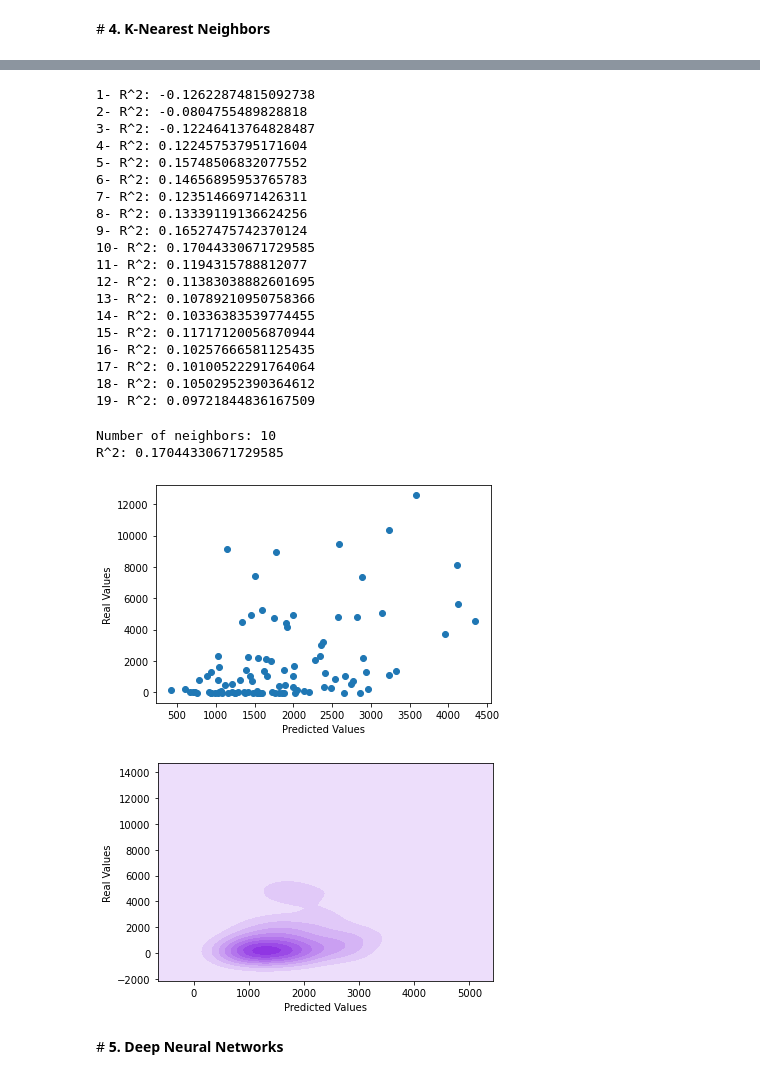
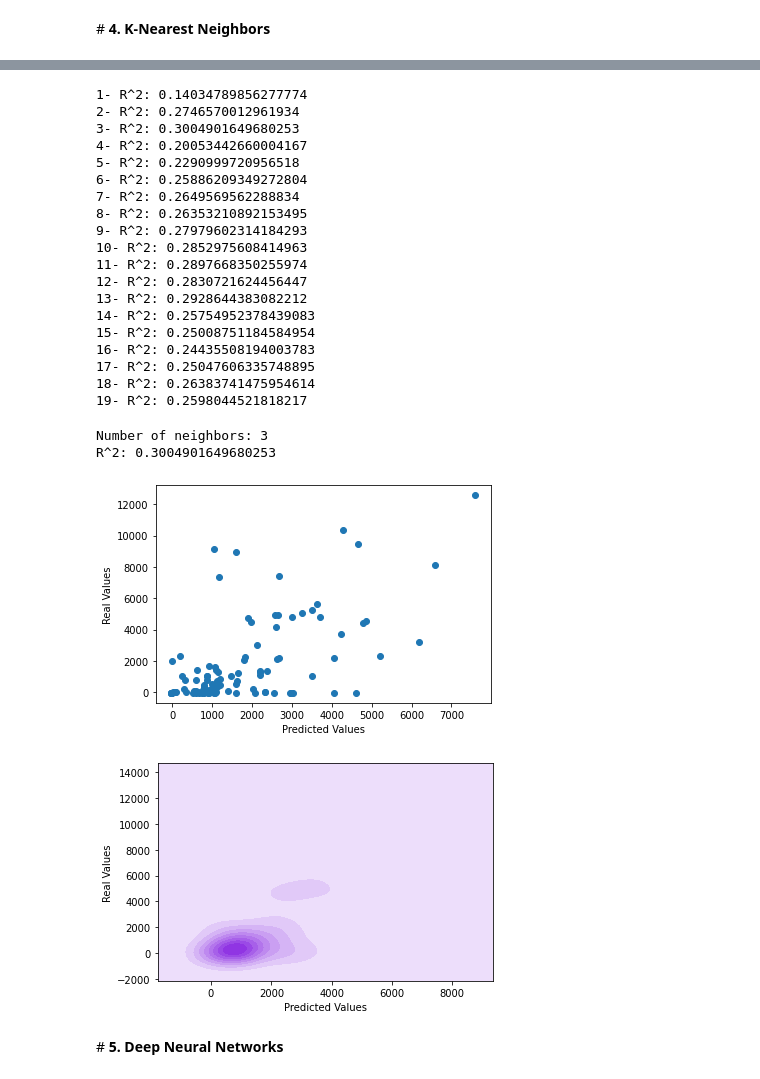
Before and after one commit to halilyaman/atlas-machine-learning, a Jupyter notebook: CE475_project.ipynb, the cells around one changed output, grey strips where cells are left out. Drawn from its saved outputs; the diff is of its cells as text; code cells hidden in the pictures.

```diff
--- a/CE475_project.ipynb
+++ b/CE475_project.ipynb
@@ -132,5 +184,19 @@ For measuring the accuracy of the model, k-fold cross validation is used.
 # %%
 def multi_lin_reg(X, y, n_splits=10):
+
+  """
+  This function is used for fitting the data to a multiple linear regression
+  model. After fitting, the user can get the R^2 and predicted values.
+
+  Parameters:
+  X: input data
+  y: output data
+  n_splits: number of folds, used for cross validation.
+
+  Returns:
+  r_square: R^2 value for evaluating the model performance
+  predictions: Collection of the predicted values in cross validation steps.
+  """
 
   linear_model = LinearRegression()
 
@@ -178,6 +244,7 @@ plot_result(MLR_preds, training_outputs)
 # %%
 r_square_values = []
 log = dict()
+linear_model = LinearRegression()
 
 for i in range(len(training_inputs.T)):
 
@@ -384,11 +459,13 @@ def knn(X, y, algorithm="auto", n_neighbors=5, n_splits=5):
 best_n_neighbors = 0
 best_r_square = 0
 
+xscale, yscale, scaler_X, scaler_Y = normalize_data(training_inputs, training_outputs)
+
 for i in range(1, 20):
 
   r_square, knn_preds = knn(
-      training_inputs,
-      training_outputs,
+      xscale,
+      yscale,
       algorithm="brute",
       n_neighbors=i,
       n_splits=4)
@@ -400,41 +477,44 @@ for i in range(1, 20):
 
   print("{}- R^2: {}".format(i, r_square))
 # %% [output]
-1- R^2: -0.12622874815092738
-2- R^2: -0.0804755489828818
-3- R^2: -0.12246413764828487
-4- R^2: 0.12245753795171604
-5- R^2: 0.15748506832077552
-6- R^2: 0.14656895953765783
-7- R^2: 0.12351466971426311
-8- R^2: 0.13339119136624256
-9- R^2: 0.16527475742370124
-10- R^2: 0.17044330671729585
-11- R^2: 0.1194315788812077
-12- R^2: 0.11383038882601695
-13- R^2: 0.10789210950758366
-14- R^2: 0.10336383539774455
-15- R^2: 0.11717120056870944
-16- R^2: 0.10257666581125435
-17- R^2: 0.10100522291764064
-18- R^2: 0.10502952390364612
-19- R^2: 0.09721844836167509
+1- R^2: 0.14034789856277774
+2- R^2: 0.2746570012961934
+3- R^2: 0.3004901649680253
+4- R^2: 0.20053442660004167
+5- R^2: 0.2290999720956518
+6- R^2: 0.25886209349272804
+7- R^2: 0.2649569562288834
+8- R^2: 0.26353210892153495
+9- R^2: 0.27979602314184293
+10- R^2: 0.2852975608414963
+11- R^2: 0.2897668350255974
+12- R^2: 0.2830721624456447
+13- R^2: 0.2928644383082212
+14- R^2: 0.25754952378439083
+15- R^2: 0.25008751184584954
+16- R^2: 0.24435508194003783
+17- R^2: 0.25047606335748895
+18- R^2: 0.26383741475954614
+19- R^2: 0.2598044521818217
 # %%
 r_square, knn_preds = knn(
-      training_inputs,
-      training_outputs,
+      xscale,
+      yscale,
       algorithm="brute",
       n_neighbors=best_n_neighbors,
       n_splits=4)
 
 print("Number of neighbors: {}\nR^2: {}".format(best_n_neighbors, r_square))
 # %% [output]
-Number of neighbors: 10
-R^2: 0.17044330671729585
+Number of neighbors: 3
+R^2: 0.3004901649680253
-# %%
-plot_result(knn_preds, training_outputs)
-# %% [output]
-[figure, removed]
-[figure, removed]
+# %%
+knn_preds = np.reshape(knn_preds, (-1, 1))
+knn_preds = denormalize_data(knn_preds, scaler_Y)
+
+plot_result(knn_preds, training_outputs)
+# %% [output]
+[figure, added]
+[figure, added]
 # %% [markdown]
 # **5. Deep Neural Networks**
```
Also changed, not shown: parts of 43 cells of this notebook.
